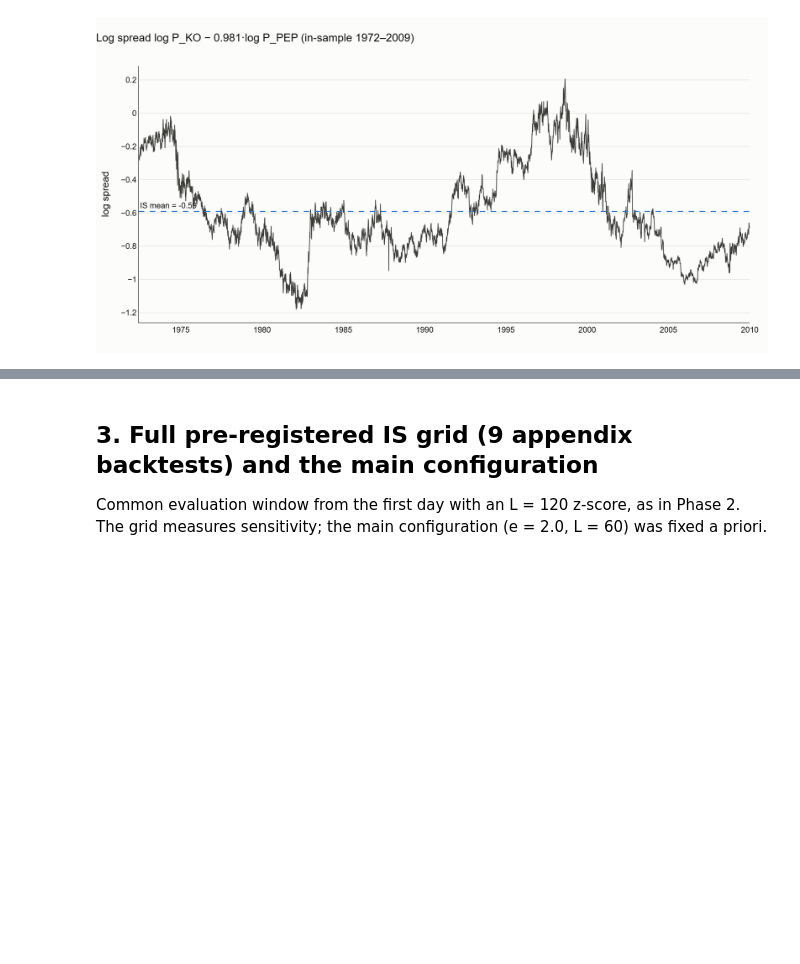
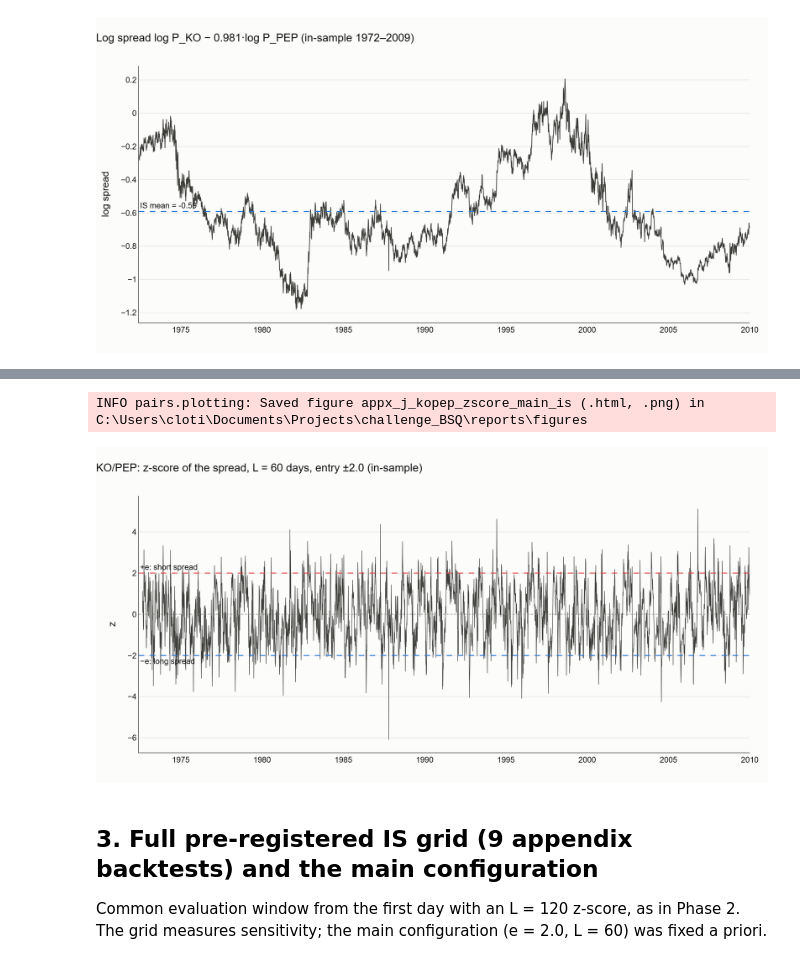
Before and after one commit to clotilderaffii/takehome_pairs-trading, a Jupyter notebook: notebooks/appendix_kopep.ipynb, the cells around one changed output, grey strips where cells are left out. Cells and saved outputs as stored; diff of their text form; code cells hidden in the pictures; blank space fills up the shorter version.

```diff
--- a/notebooks/appendix_kopep.ipynb
+++ b/notebooks/appendix_kopep.ipynb
@@ -150,3 +154,29 @@ INFO pairs.plotting: Saved figure appx_b_kopep_spread_is (.html, .png) in C:\Use
+# %%
+from pairs.signal import rolling_zscore
+
+z_main = rolling_zscore(spread, MAIN_LOOKBACK)
+fig = go.Figure()
+fig.add_trace(
+    go.Scatter(x=z_main.index, y=z_main, name="z", line={"color": DERIVED_COLOR, "width": 0.8})
+)
+for level, label in [(MAIN_ENTRY, "+e: short spread"), (-MAIN_ENTRY, "−e: long spread")]:
+    fig.add_hline(
+        y=level,
+        line={"color": "#e34948" if level > 0 else "#2a78d6", "width": 1.5, "dash": "dash"},
+        annotation_text=label,
+        annotation_position="top left" if level > 0 else "bottom left",
+    )
+fig.add_hline(y=0, line={"color": "#8a8984", "width": 1, "dash": "dot"})
+apply_style(
+    fig, f"KO/PEP: z-score of the spread, L = {MAIN_LOOKBACK} days, entry ±{MAIN_ENTRY} (in-sample)"
+)
+fig.update_layout(showlegend=False)
+fig.update_yaxes(title_text="z")
+_, png = save_figure(fig, "appx_j_kopep_zscore_main_is")
+display(Image(filename=png))
+# %% [output]
+INFO pairs.plotting: Saved figure appx_j_kopep_zscore_main_is (.html, .png) in C:\Users\cloti\Documents\Projects\challenge_BSQ\reports\figures
+[figure, added]
 # %% [markdown]
 ## 3. Full pre-registered IS grid (9 appendix backtests) and the main configuration
 
```
Also changed, not shown: parts of 1 cell of this notebook, 33 other files.
